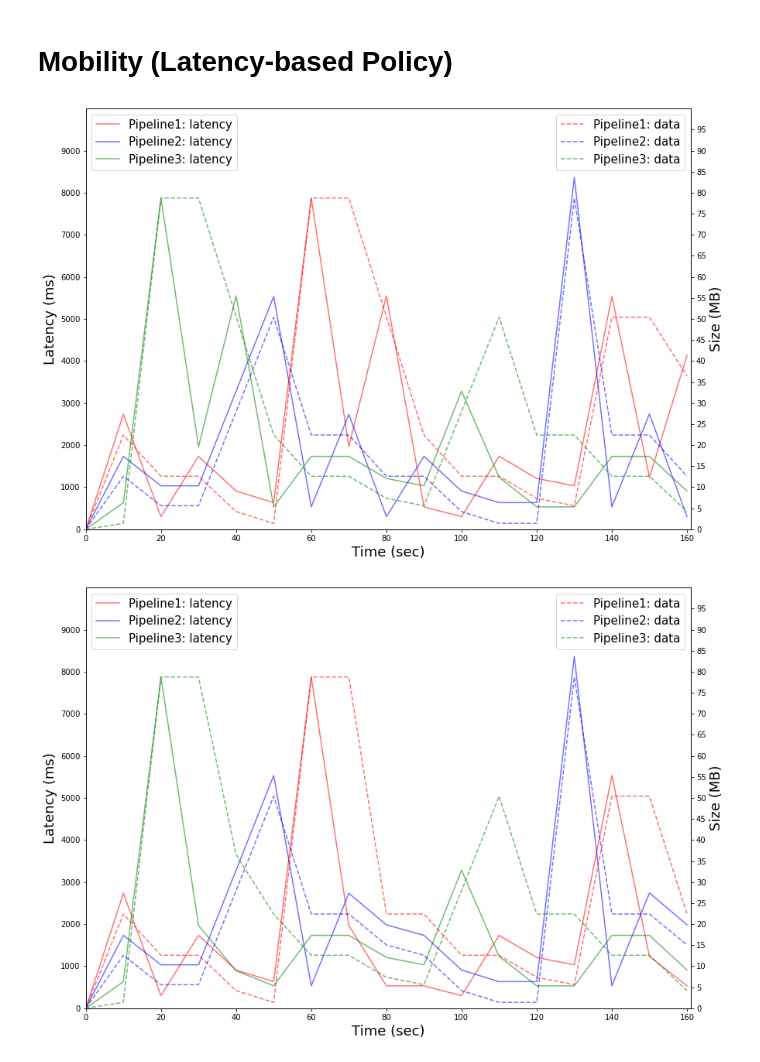
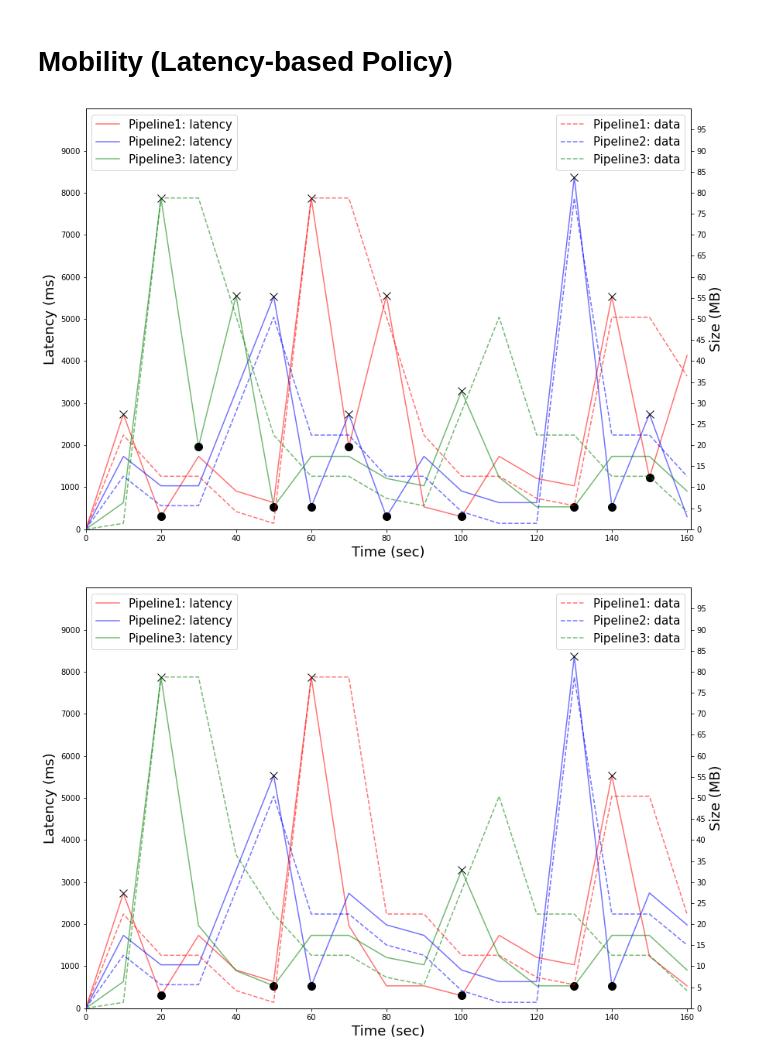
Before and after one commit to LBacchiani/migration-simulation, a Jupyter notebook: notebook.ipynb, the cells around one changed output. Cells and saved outputs as stored; diff of their text form; code cells hidden in the pictures.

```diff
--- a/notebook.ipynb
+++ b/notebook.ipynb
@@ -7,22 +7,34 @@ from matplotlib.patches import Polygon
 # %%
 dat_folder = 'data/'
 files = ['3-pipelines-byte-policy.txt', '3-pipelines-latency-policy.txt']
+n_pipelines = 3
+
 header = ['latency', 'size']
 column_names = ["Latency (ms)","Size (MB)"]
 data = {}
 dfs_dict = {}
-n_pipelines = 3
+
+zone_header = ['zone', 'latency']
+zone_column_names = ["Zone", "Latency (ms)"]
+zone_data = {}
+dfs_zone_dict = {}
+
 
 for file in files:
     data[file[:-4]] = [[] for _ in range(0,n_pipelines)]
+    zone_data[file[:-4]] = [[] for _ in range(0,n_pipelines)]
     with open(dat_folder + file, "r") as to_read:
         for l in to_read.readlines():
             pipelines = l.split()
             for i in range(0,n_pipelines):
                 x = pipelines[i].split("(")[1].split(",")
+                zone = pipelines[i].split(":")[1][:-1]
                 lat,byte = float(x[0]), float(x[1][:-1])
                 data[file[:-4]][i] += [(lat,byte)]
+                zone_data[file[:-4]][i] += [(zone,lat)]
 
 for scenario in map(lambda s: s[:-4], files):
     dfs_pipelines = [pd.DataFrame(data[scenario][i], columns=column_names) for i in range(0, n_pipelines)]
     dfs_dict[scenario] = dfs_pipelines
+    dfs_zone = [pd.DataFrame(zone_data[scenario][i], columns=zone_column_names) for i in range(0, n_pipelines)]
+    dfs_zone_dict[scenario] = dfs_zone
@@ -32,6 +62,7 @@ for scenario in map(lambda s: s[:-4], files):
 scenarios = ['3-pipelines-latency-policy', '3-pipelines-byte-policy']
 
 x = [i*10 for i in range(0,len(dfs_dict[scenario][0]['Size (MB)']))]
+swaps = {}
 
 for scenario in scenarios:
     p1_byte = dfs_dict[scenario][0]['Size (MB)']
@@ -41,6 +72,7 @@ for scenario in scenarios:
     p2_lat = dfs_dict[scenario][1]['Latency (ms)']
     p3_lat = dfs_dict[scenario][2]['Latency (ms)']
 
+    swaps[scenario] = [0 for _ in range(0,n_pipelines)]
 
     fig = plt.figure(figsize=[14,10])
     ax = plt.subplot(111)
@@ -105,32 +137,54 @@ for scenario in scenarios:
     l3 = ax.plot(
         x,
         p3_lat,
         linestyle='solid',
         label='Pipeline3: latency',
         color='green',
         zorder=1,
         alpha=.55
     )
 
 
+    ###swap points#####
+
+    # x (cloud -> edge) o (edge -> cloud)
+    ms = 7
+    pipeline_index = 0
+    for pipeline in dfs_zone_dict[scenario]:
+        last_zone = 'cloud'
+        for i in range(0,len(pipeline)):
+            curr_zone = pipeline['Zone'][i]
+            if(curr_zone != last_zone):
+                swaps[scenario][pipeline_index] +=  1
+                lat = pipeline['Latency (ms)'][i-1]
+                ax.plot(x[i-1], lat, linewidth=100000, marker= "x" if curr_zone == "edge" else "o", markersize=ms+3, markeredgecolor="black", markerfacecolor="black", zorder=10000)
+                last_zone = curr_zone
+        pipeline_index += 1
+
+
+
+
     # set ticks and labels
     ax.set_xlabel('Time (sec)', fontsize=18)
 
 
     # background ticks and labels
     ax.set_yticks(range(0, 10000, 1000))
     ax_background.set_yticks(range(0, 100, 5))
     ax.set_ylim(-.0001, 10000)
     ax_background.set_ylim(-.0001, 100)
     ax.set_ylabel('Latency (ms)', fontsize=18)
     ax_background.set_ylabel('Size (MB)', fontsize=18)
     ax.set_xlim(0, 161)
 
     # legend settings
     ax.legend(loc='upper left', ncol=1, frameon=True, fontsize=15)
+    ax.plot([],[],'x',label="Cloud to Edge", color='black')
+    ax.plot([],[],'o',label="Edge to Cloud", color='black')
+
     ax_background.legend(loc='upper right', ncol=1, frameon=True, fontsize=15)
 
     fig.savefig(f'images/{scenario}.pdf', dpi=100)
 # %% [output]
-[figure, old version]
+[figure, new version]
-[figure, old version]
+[figure, new version]
```
Also changed, not shown: parts of 3 cells of this notebook, 2 other files.
